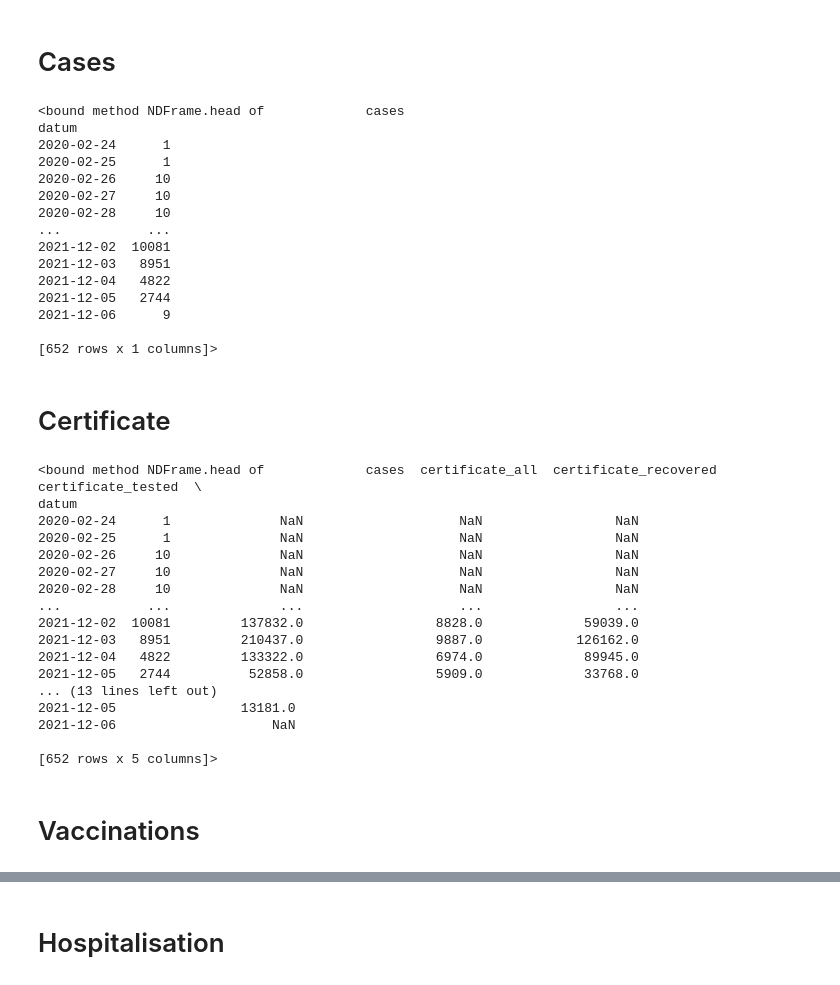
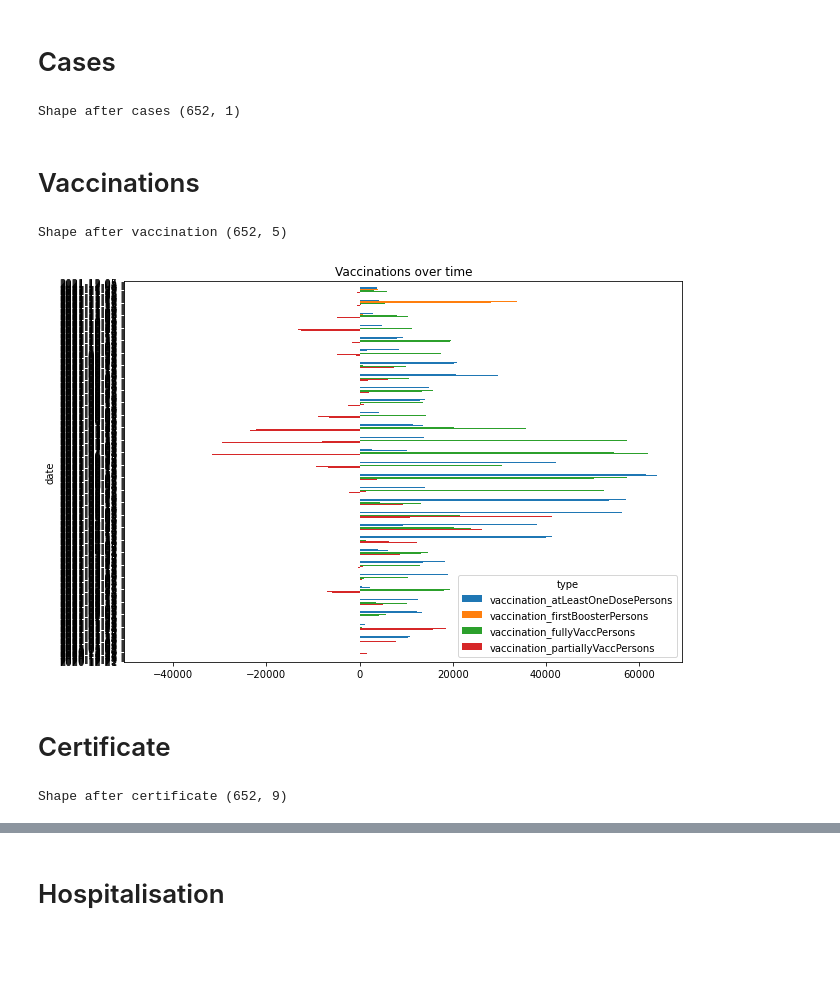
Before and after one commit to maggi71/ml-corona, a Jupyter notebook: data/stripped_data/gather.ipynb, the cells around one changed output, grey strips where cells are left out. Saved outputs shown, nothing was run; the diff lists cells and outputs as text; code cells hidden in the pictures; blank space fills up the shorter version.

Commit message:
gather all data in all_data.csv

```diff
--- a/data/stripped_data/gather.ipynb
+++ b/data/stripped_data/gather.ipynb
@@ -35,23 +35,31 @@ def verify_row_number(all_data,number_of_rows):
 cases = extract_CH_entries('COVID19Cases_geoRegion.csv','cases')
 all_data = cases
 number_of_rows = all_data.shape[0]
-all_data.head
+print(f"Shape after cases {all_data.shape}")
 # %% [output]
-<bound method NDFrame.head of             cases
-datum
-2020-02-24      1
-2020-02-25      1
-2020-02-26     10
-2020-02-27     10
-2020-02-28     10
-...           ...
-2021-12-02  10081
-2021-12-03   8951
-2021-12-04   4822
-2021-12-05   2744
-2021-12-06      9
-
-[652 rows x 1 columns]>
+Shape after cases (652, 1)
+# %% [markdown]
+# Vaccinations
+# %%
+vaccination = pd.read_csv(f"{raw_data_path}COVID19VaccPersons_v2.csv", index_col = 0, encoding = "UTF-8")
+
+#Remove all not having geoRegion = 'CH'
+vaccination = vaccination[vaccination['geoRegion'] == 'CH']
+#Only look in age_group == 'total_population'
+vaccination = vaccination[vaccination['age_group'] == 'total_population']
+
+pivot = vaccination.pivot_table(values="entries", index=vaccination.index, columns="type", aggfunc='first')
+pivot = pivot.rename({'COVID19AtLeastOneDosePersons': 'vaccination_atLeastOneDosePersons', 'COVID19FirstBoosterPersons' : 'vaccination_firstBoosterPersons','COVID19FullyVaccPersons': 'vaccination_fullyVaccPersons', 'COVID19PartiallyVaccPersons' : 'vaccination_partiallyVaccPersons'}, axis=1, inplace=False)
+
+pivot.plot.barh(figsize=(10,7),title='Vaccinations over time')
+
+all_data = all_data.join(pivot, how='left',rsuffix='_other')
+verify_row_number(all_data,number_of_rows)
+
+print(f"Shape after vaccination {all_data.shape}")
+# %% [output]
+Shape after vaccination (652, 5)
+[figure, added]
 # %% [markdown]
 # Certificate
 # %%
@@ -63,24 +71,6 @@ certificate = certificate.rename({'all': 'certificate_all', 'recovered' : 'certi
 #join the certificate to all_data
 all_data = all_data.join(certificate, how='left',rsuffix='_other')
 verify_row_number(all_data,number_of_rows)
-all_data.head
+print(f"Shape after certificate {all_data.shape}")
 # %% [output]
-<bound method NDFrame.head of             cases  certificate_all  certificate_recovered  certificate_tested  \
-datum
-2020-02-24      1              NaN                    NaN                 NaN
-2020-02-25      1              NaN                    NaN                 NaN
-2020-02-26     10              NaN                    NaN                 NaN
-2020-02-27     10              NaN                    NaN                 NaN
-2020-02-28     10              NaN                    NaN                 NaN
-...           ...              ...                    ...                 ...
-2021-12-02  10081         137832.0                 8828.0             59039.0
-2021-12-03   8951         210437.0                 9887.0            126162.0
-2021-12-04   4822         133322.0                 6974.0             89945.0
-2021-12-05   2744          52858.0                 5909.0             33768.0
-... (13 lines left out)
-2021-12-05                13181.0
-2021-12-06                    NaN
-
-[652 rows x 5 columns]>
+Shape after certificate (652, 9)
-# %% [markdown]
-# Vaccinations
```
Also changed, not shown: parts of 5 cells of this notebook, 2 other files.
